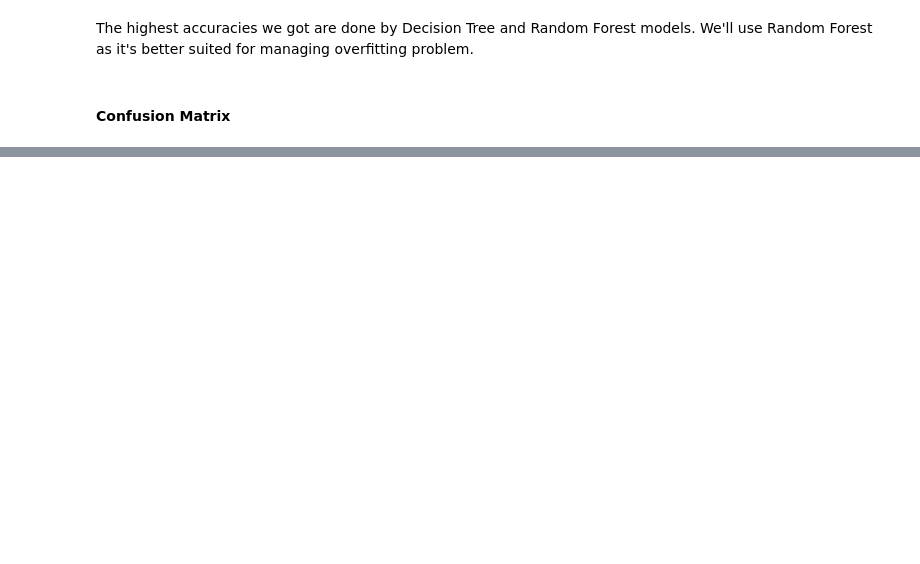
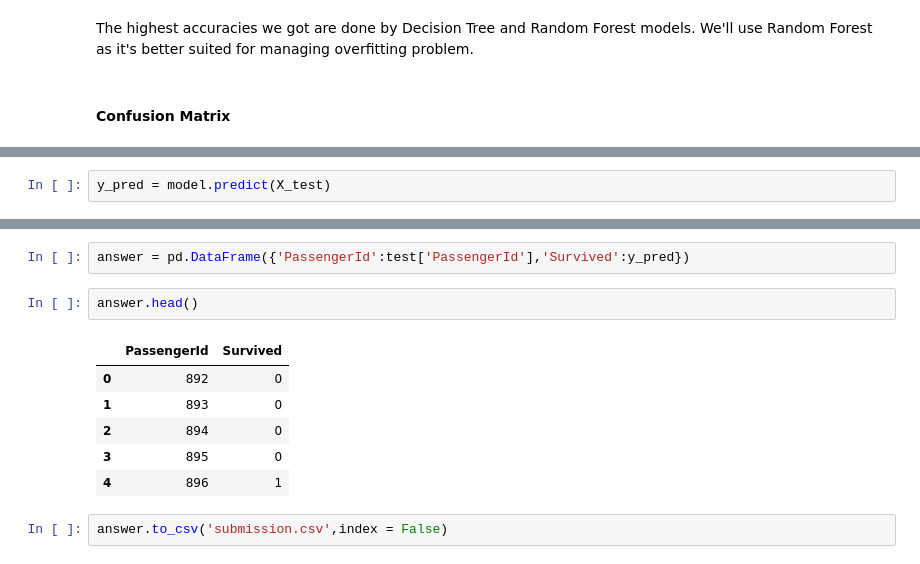
Before and after one commit to kudkapa59/Titanic, a Jupyter notebook: titanic.ipynb, the cells around one changed output, grey strips where cells are left out. Saved outputs shown, nothing was run; the diff lists cells and outputs as text; blank space fills up the shorter version.

```diff
--- a/titanic.ipynb
+++ b/titanic.ipynb
@@ -826,0 +846,2 @@ Confusion Matrix in percents
+# %%
+y_pred = model.predict(X_test)
@@ -826,0 +852,13 @@ Confusion Matrix in percents
+# %%
+answer = pd.DataFrame({'PassengerId':test['PassengerId'],'Survived':y_pred})
+# %%
+answer.head()
+# %% [output]
+|  | PassengerId | Survived |
+| 0 | 892 | 0 |
+| 1 | 893 | 0 |
+| 2 | 894 | 0 |
+| 3 | 895 | 0 |
+| 4 | 896 | 1 |
+# %%
+answer.to_csv('submission.csv',index = False)
```
Also changed, not shown: parts of 12 cells of this notebook, 1 other file.
